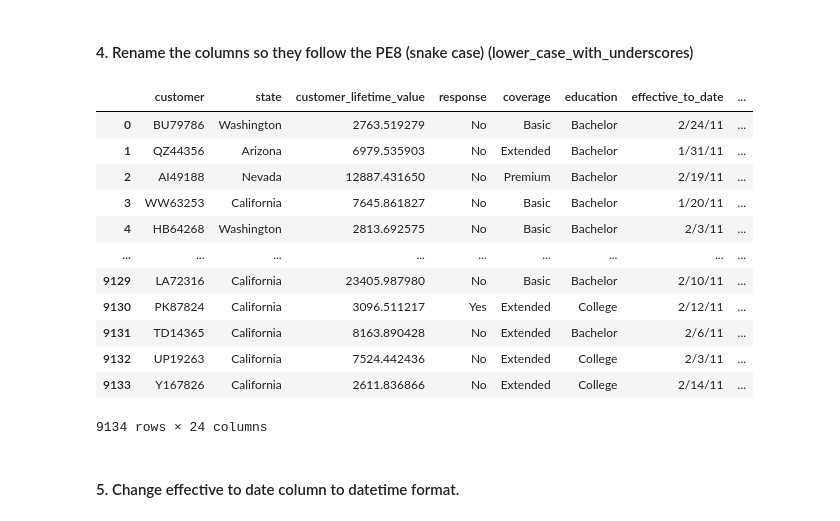
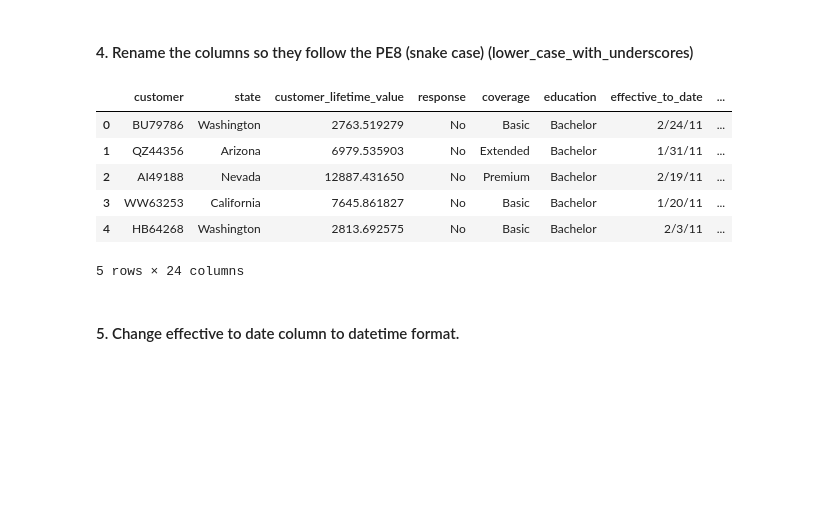
Before and after one commit to SangreNocturna/lab-cleaning-numerical-data, a Jupyter notebook: files_for_lab/cleaning_numerical_data-lab.ipynb, the cells around one changed output. Cells and saved outputs as stored; diff of their text form; code cells hidden in the pictures; blank space fills up the shorter version.

```diff
--- a/files_for_lab/cleaning_numerical_data-lab.ipynb
+++ b/files_for_lab/cleaning_numerical_data-lab.ipynb
@@ -64,21 +66,15 @@ def snake_case(data):
     data.columns = data.columns.str.replace(' ','_')
     return data
 # %%
-snake_case(customer_df)
+snake_case(customer_df).head()
 # %% [output]
 |  | customer | state | customer_lifetime_value | response | coverage | education | effective_to_date | ... |
 | 0 | BU79786 | Washington | 2763.519279 | No | Basic | Bachelor | 2/24/11 | ... |
 | 1 | QZ44356 | Arizona | 6979.535903 | No | Extended | Bachelor | 1/31/11 | ... |
 | 2 | AI49188 | Nevada | 12887.431650 | No | Premium | Bachelor | 2/19/11 | ... |
 | 3 | WW63253 | California | 7645.861827 | No | Basic | Bachelor | 1/20/11 | ... |
 | 4 | HB64268 | Washington | 2813.692575 | No | Basic | Bachelor | 2/3/11 | ... |
-| ... | ... | ... | ... | ... | ... | ... | ... | ... |
-| 9129 | LA72316 | California | 23405.987980 | No | Basic | Bachelor | 2/10/11 | ... |
-| 9130 | PK87824 | California | 3096.511217 | Yes | Extended | College | 2/12/11 | ... |
-| 9131 | TD14365 | California | 8163.890428 | No | Extended | Bachelor | 2/6/11 | ... |
-| 9132 | UP19263 | California | 7524.442436 | No | Extended | College | 2/3/11 | ... |
-| 9133 | Y167826 | California | 2611.836866 | No | Extended | College | 2/14/11 | ... |
-9134 rows × 24 columns
+5 rows × 24 columns
 # %% [markdown]
 #### 5. Change effective to date column to datetime format.
 # %%
```
Also changed, not shown: parts of 9 cells of this notebook.
